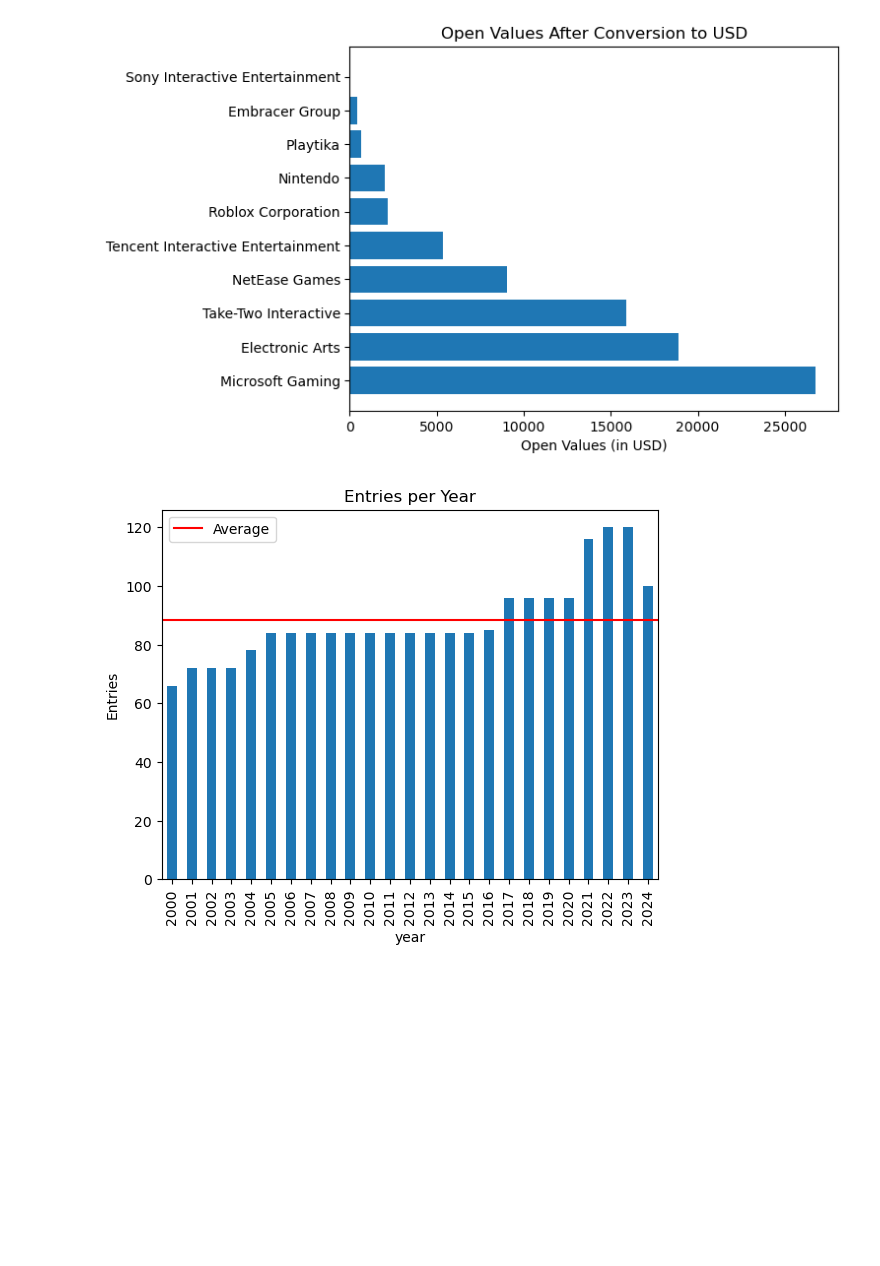
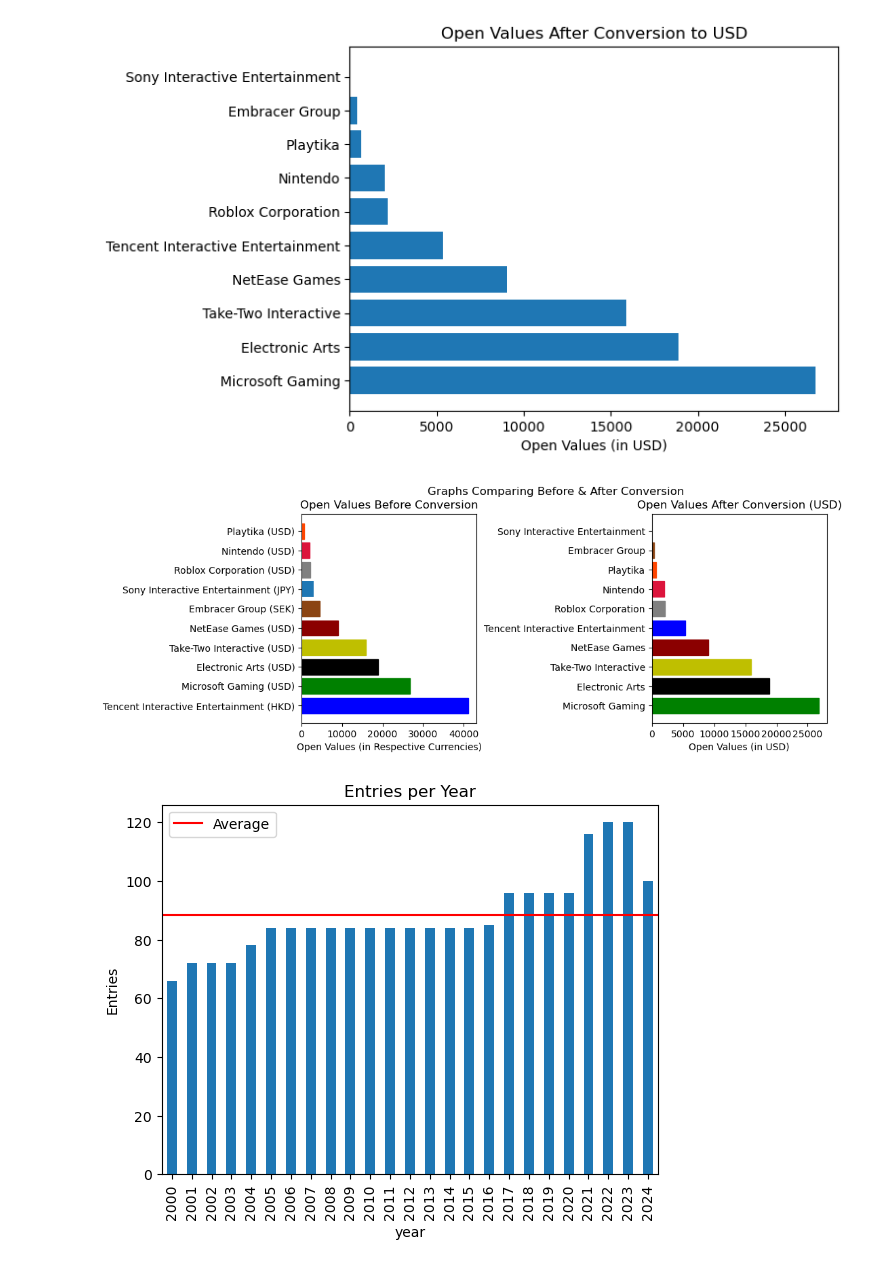
Before and after one commit to Djohnson1313/gaming_company_stocks_analysis, a Jupyter notebook: gaming_stocks_analysis.ipynb, the cells around one changed output. Cells and saved outputs as stored; diff of their text form; code cells hidden in the pictures; blank space fills up the shorter version.

Commit message:
open values

```diff
--- a/gaming_stocks_analysis.ipynb
+++ b/gaming_stocks_analysis.ipynb
@@ -305,16 +316,50 @@ get_totals_open_conv('Sony Interactive Entertainment')
 # %%
 fig, ax = plt.subplots()
 
-height = [26760, 18886, 15885, 9021, 5348, 2156, 1986, 657, 409, 19]
-x = range(10)
-labels = ['Microsoft Gaming', 'Electronic Arts', 'Take-Two Interactive', 'NetEase Games', 'Tencent Interactive Entertainment',
-          'Roblox Corporation', 'Nintendo', 'Playtika', 'Embracer Group', 'Sony Interactive Entertainment']
-plt.barh(x, height, tick_label = labels)
+height_2 = [26760, 18886, 15885, 9021, 5348, 2156, 1986, 657, 409, 19]
+x_2 = range(len(height_2))
+labels_2 = ['Microsoft Gaming', 'Electronic Arts', 'Take-Two Interactive', 'NetEase Games', 'Tencent Interactive Entertainment',
+            'Roblox Corporation', 'Nintendo', 'Playtika', 'Embracer Group', 'Sony Interactive Entertainment']
+plt.barh(x_2, height_2, tick_label = labels_2)
 ax.set_title('Open Values After Conversion to USD')
 ax.set_xlabel('Open Values (in USD)')
 plt.show();
 # %% [output]
 [figure]
+# %%
+fig, ax = plt.subplots(1, 2, figsize = (10,4))
+plt.subplots_adjust(wspace = 1)
+
+g_0 = ax[0].barh(x,height, tick_label = labels)
+g_0[0].set_color('b')
+g_0[1].set_color('g')
+g_0[2].set_color('k')
+g_0[3].set_color('y')
+g_0[4].set_color('darkred')
+g_0[5].set_color('saddlebrown')
+g_0[7].set_color('gray')
+g_0[8].set_color('crimson')
+g_0[9].set_color('orangered')
+ax[0].set_title('Open Values Before Conversion')
+ax[0].set_xlabel('Open Values (in Respective Currencies)')
+
+g_1 = ax[1].barh(x_2, height_2, tick_label = labels_2)
+g_1[0].set_color('g')
+g_1[1].set_color('k')
+g_1[2].set_color('y')
+g_1[3].set_color('darkred')
+g_1[4].set_color('b')
+g_1[5].set_color('gray')
+g_1[6].set_color('crimson')
+g_1[7].set_color('orangered')
+g_1[8].set_color('saddlebrown')
+ax[1].set_title('Open Values After Conversion (USD)')
+ax[1].set_xlabel('Open Values (in USD)')
+
+fig.suptitle('Graphs Comparing Before & After Conversion')
+plt.show();
+# %% [output]
+[figure, added]
 # %%
 df['Date'] = pd.to_datetime(df['Date'])
 df['year'] = df['Date'].dt.year
```
Also changed, not shown: parts of 2 cells of this notebook.
